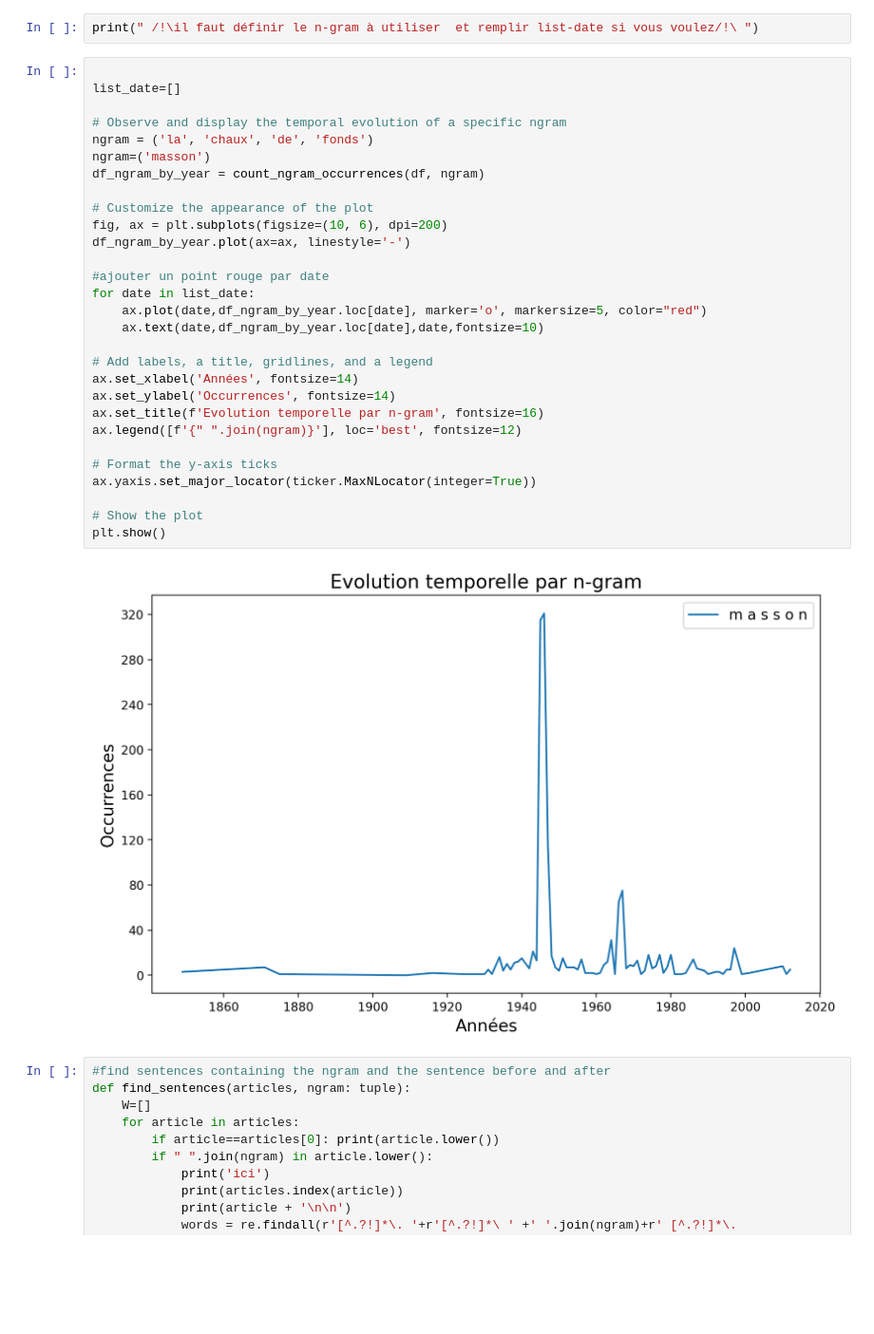
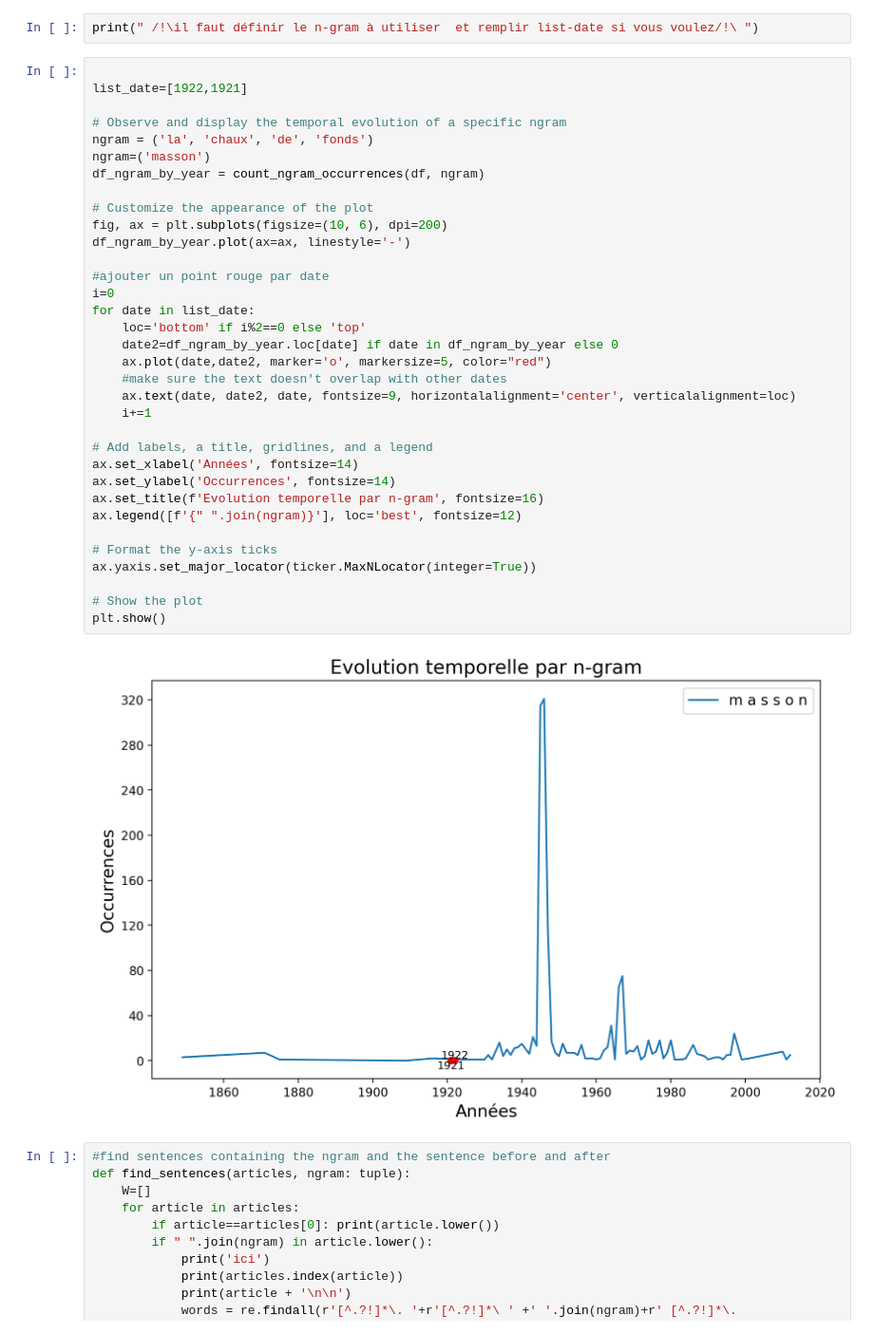
Before and after one commit to TheoVasa/SHS-PROJET, a Jupyter notebook: merged_exercise_usefull.ipynb, the cells around one changed output. Shown at 95% size. Saved outputs shown, nothing was run; the diff lists cells and outputs as text; blank space fills up the shorter version.

```diff
--- a/merged_exercise_usefull.ipynb
+++ b/merged_exercise_usefull.ipynb
@@ -281,35 +281,40 @@ data_ngrams[4].head(30)
 print(" /!\il faut définir le n-gram à utiliser  et remplir list-date si vous voulez/!\ ")
 # %%
 
-list_date=[]
+list_date=[1922,1921]
 
 # Observe and display the temporal evolution of a specific ngram
 ngram = ('la', 'chaux', 'de', 'fonds')
 ngram=('masson')
 df_ngram_by_year = count_ngram_occurrences(df, ngram)
 
 # Customize the appearance of the plot
 fig, ax = plt.subplots(figsize=(10, 6), dpi=200)
 df_ngram_by_year.plot(ax=ax, linestyle='-')
 
 #ajouter un point rouge par date
+i=0
 for date in list_date:
-    ax.plot(date,df_ngram_by_year.loc[date], marker='o', markersize=5, color="red")
-    ax.text(date,df_ngram_by_year.loc[date],date,fontsize=10)
+    loc='bottom' if i%2==0 else 'top'
+    date2=df_ngram_by_year.loc[date] if date in df_ngram_by_year else 0
+    ax.plot(date,date2, marker='o', markersize=5, color="red")
+    #make sure the text doesn't overlap with other dates
+    ax.text(date, date2, date, fontsize=9, horizontalalignment='center', verticalalignment=loc)
+    i+=1
 
 # Add labels, a title, gridlines, and a legend
 ax.set_xlabel('Années', fontsize=14)
 ax.set_ylabel('Occurrences', fontsize=14)
 ax.set_title(f'Evolution temporelle par n-gram', fontsize=16)
 ax.legend([f'{" ".join(ngram)}'], loc='best', fontsize=12)
 
 # Format the y-axis ticks
 ax.yaxis.set_major_locator(ticker.MaxNLocator(integer=True))
 
 # Show the plot
 plt.show()
 # %% [output]
-[figure, old version]
+[figure, new version]
 # %%
 #find sentences containing the ngram and the sentence before and after
 def find_sentences(articles, ngram: tuple):
```
